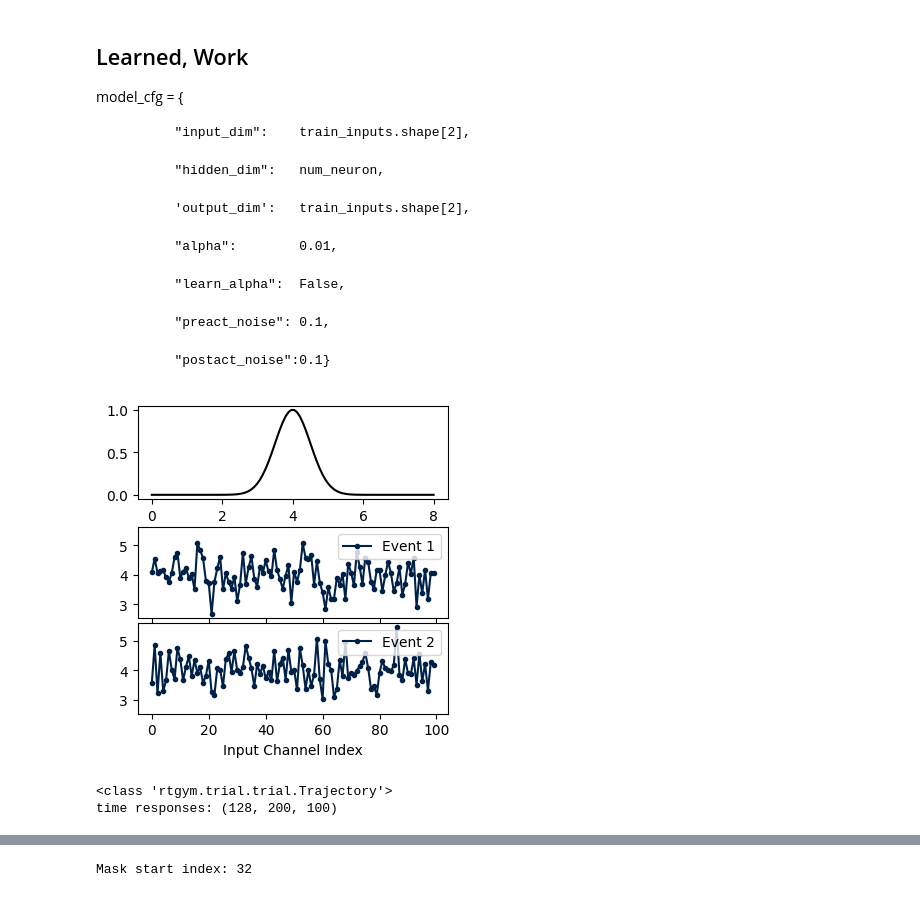
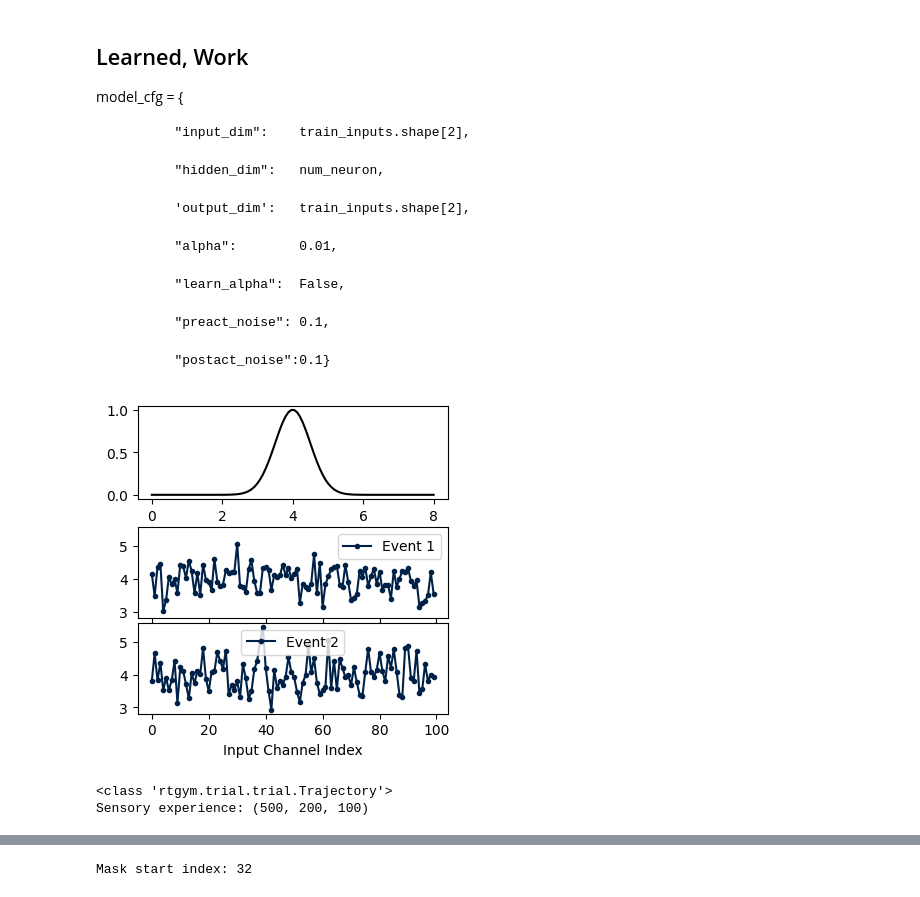
Before and after one commit to qrsyu/STCell, a Jupyter notebook: code/time_exp/2TS.ipynb, the cells around one changed output, grey strips where cells are left out. Cells and saved outputs as stored; diff of their text form; code cells hidden in the pictures.

```diff
--- a/code/time_exp/2TS.ipynb
+++ b/code/time_exp/2TS.ipynb
@@ -32,37 +31,40 @@ gym.init_arena_map(shape="rectangle")
 # %%
-# Plot the normal distribution which is used to sample the temporal events
-x = np.linspace(0, 8, 100)
-mu, sigma = 4.0, 0.5
-y = np.exp(-(x - mu)**2 / (2 * sigma**2))
-# Sample 100 points from the normal distribution
-samples1 = np.random.normal(mu, sigma, 100)
-samples2 = np.random.normal(mu, sigma, 100)
+B, T, D = 500, 200, 100
 
-fig = plt.figure(figsize=(4, 4))
-
-# Outer grid: controls gap between ax[0] and the lower block
-outer = fig.add_gridspec(2, 1, height_ratios=[1, 2], hspace=0.2)
-
-ax0 = fig.add_subplot(outer[0, 0])
-
-# Inner grid: controls ONLY gap between ax[1] and ax[2]
-inner = outer[1, 0].subgridspec(2, 1, hspace=0.05)
-ax1 = fig.add_subplot(inner[0, 0])
-ax2 = fig.add_subplot(inner[1, 0], sharex=ax1, sharey=ax1)
-
-# your plotting
-ax0.plot(x, y, 'k')
-ax1.plot(np.arange(len(samples1)), samples1, '.-', label='Event 1', color='#002147')
-ax2.plot(np.arange(len(samples2)), samples2, '.-', label='Event 2', color='#002147')
-
-ax1.tick_params(axis='x', labelbottom=False)
-ax2.set_xlabel('Input Channel Index')
-ax1.legend(loc='best')
-ax2.legend(loc='best')
-plt.savefig('time_distr.png', dpi=300, transparent=True)
+rng = np.random.default_rng(seed=42)  # For reproducibility
+temp_event_1 = rng.normal(loc=mu, scale=sigma, size=(D,))
+temp_event_2 = rng.normal(loc=mu, scale=sigma, size=(D,))
-# %% [output]
-[figure, removed]
+# %%
+# Plot the normal distribution which is used to sample the temporal events
+fig = plt.figure(figsize=(4, 4))
+
+# Outer grid: controls gap between ax[0] and the lower block
+outer = fig.add_gridspec(2, 1, height_ratios=[1, 2], hspace=0.2)
+
+ax0 = fig.add_subplot(outer[0, 0])
+
+# Inner grid: controls ONLY gap between ax[1] and ax[2]
+inner = outer[1, 0].subgridspec(2, 1, hspace=0.05)
+ax1 = fig.add_subplot(inner[0, 0])
+ax2 = fig.add_subplot(inner[1, 0], sharex=ax1, sharey=ax1)
+
+# your plotting
+ax0.plot(x, y, 'k')
+ax1.plot(np.arange(len(temp_event_1)), temp_event_1, '.-', label='Event 1', color='#002147')
+ax2.plot(np.arange(len(temp_event_2)), temp_event_2, '.-', label='Event 2', color='#002147')
+
+ax1.tick_params(axis='x', labelbottom=False)
+ax2.set_xlabel('Input Channel Index')
+ax1.legend(loc='best')
+ax2.legend(loc='best')
+plt.savefig('time_distr.png', dpi=300, transparent=True)
+# %% [output]
+[figure, added]
 # %%
+temp_reso, spat_reso = 100, 1 # Temp reso: 100ms; Spatial reso: 1cm
+gym = RatatouGym(temporal_resolution=temp_reso, spatial_resolution=spat_reso)
+gym.init_arena_map(shape="rectangle")
+
 behavior_profile = {
                     "name":                   "random_explore",
                     "type":                   "predefined",
@@ -73,16 +75,10 @@ behavior_profile = {
                     "switch_velocity_prob":   0.1
                     }
 
-# Generate the first temporal event with shape n_channels, Select fixed random number from a normal distribution
-n_channels = 100
-np.random.seed(42)  # For reproducibility
-temp_event_1 = np.random.normal(loc=mu, scale=sigma, size=(n_channels,))
-temp_event_2 = np.random.normal(loc=mu, scale=sigma, size=(n_channels,))
-
 sensory_profile = {
                     "time": {
                             "type":        "time_cell",
-                            "n_cells":     n_channels,
+                            "n_cells":     D,
                             "event_onset": [0.125, 0.875],
                             "event_width": [0.025, 0.025],
                             "temp_events": [temp_event_1, temp_event_2],  # List of temporal events
@@ -100,12 +96,12 @@ gym.set_behavior_from_profile(behavior_profile)
 arena_map = gym.arena_map
 
 # Generate (Batch size) trial
-gym.trial.new_trial(duration=20, batch_size=128)
+gym.trial.new_trial(duration=T//10, batch_size=B)
 
 # Get some specific responses within a time range, the key should be the same as the sensory profile
 time_res = gym.trial.get_responses(keys='time')
-print('time responses:', time_res.shape)
+print('Sensory experience:', time_res.shape)
 # %% [output]
 <class 'rtgym.trial.trial.Trajectory'>
-time responses: (128, 200, 100)
+Sensory experience: (500, 200, 100)
 # %%
```
Also changed, not shown: parts of 8 cells of this notebook, 1 other file.
